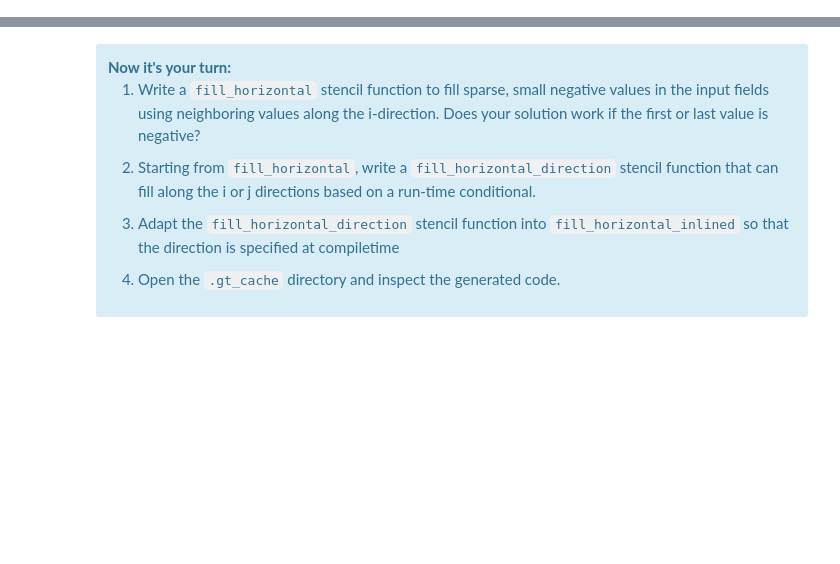
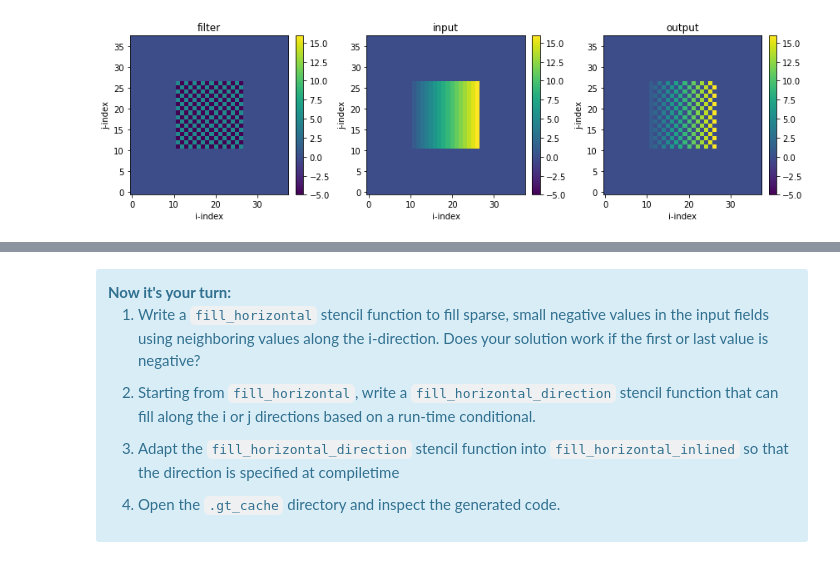
Before and after one commit to ai2cm/dsl_workshop, a Jupyter notebook: notebooks/Session-2A.ipynb, the cells around one changed output, grey strips where cells are left out. Saved outputs shown, nothing was run; the diff lists cells and outputs as text; code cells hidden in the pictures; blank space fills up the shorter version.

```diff
--- a/notebooks/Session-2A.ipynb
+++ b/notebooks/Session-2A.ipynb
@@ -446,0 +122,21 @@ plot_two_ij_slices(in_storage, out_storage)
+# %%
+@gtscript.stencil(backend="numpy")
+def field_conditional_stencil(
+    in_field: gtscript.Field[float], out_field: gtscript.Field[float], filter_field: gtscript.Field[float]
+):
+    with computation(PARALLEL), interval(...):
+        if filter_field[-1, 0, 0] > 0.:
+            out_field = 0.
+        else:
+            out_field = in_field
+
+# initialize fields
+set_box_to_gradient(in_field)
+out_field[:] = 0.
+set_box_to_checkerboard_pattern(filter_field, value=5.)
+
+# do the computation
+field_conditional_stencil(in_field, out_field, filter_field, origin=(nhalo-1, nhalo-1, 0), domain=(nx+1, ny+1, 1))
+plot_three_ij_slices(filter_field, in_field, out_field, titles=['filter', 'input', 'output'])
+# %% [output]
+[figure, added]
```
Also changed, not shown: parts of 64 cells of this notebook.
